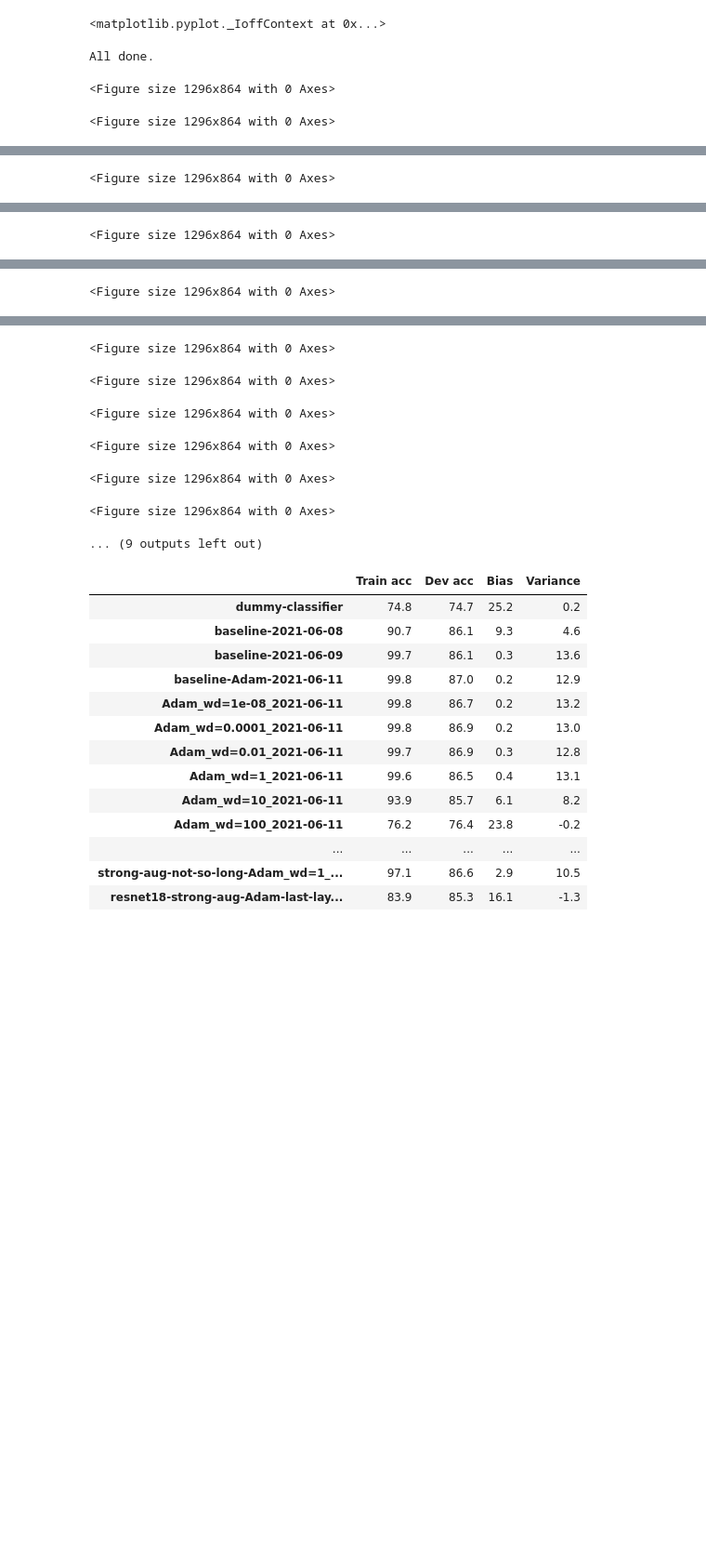
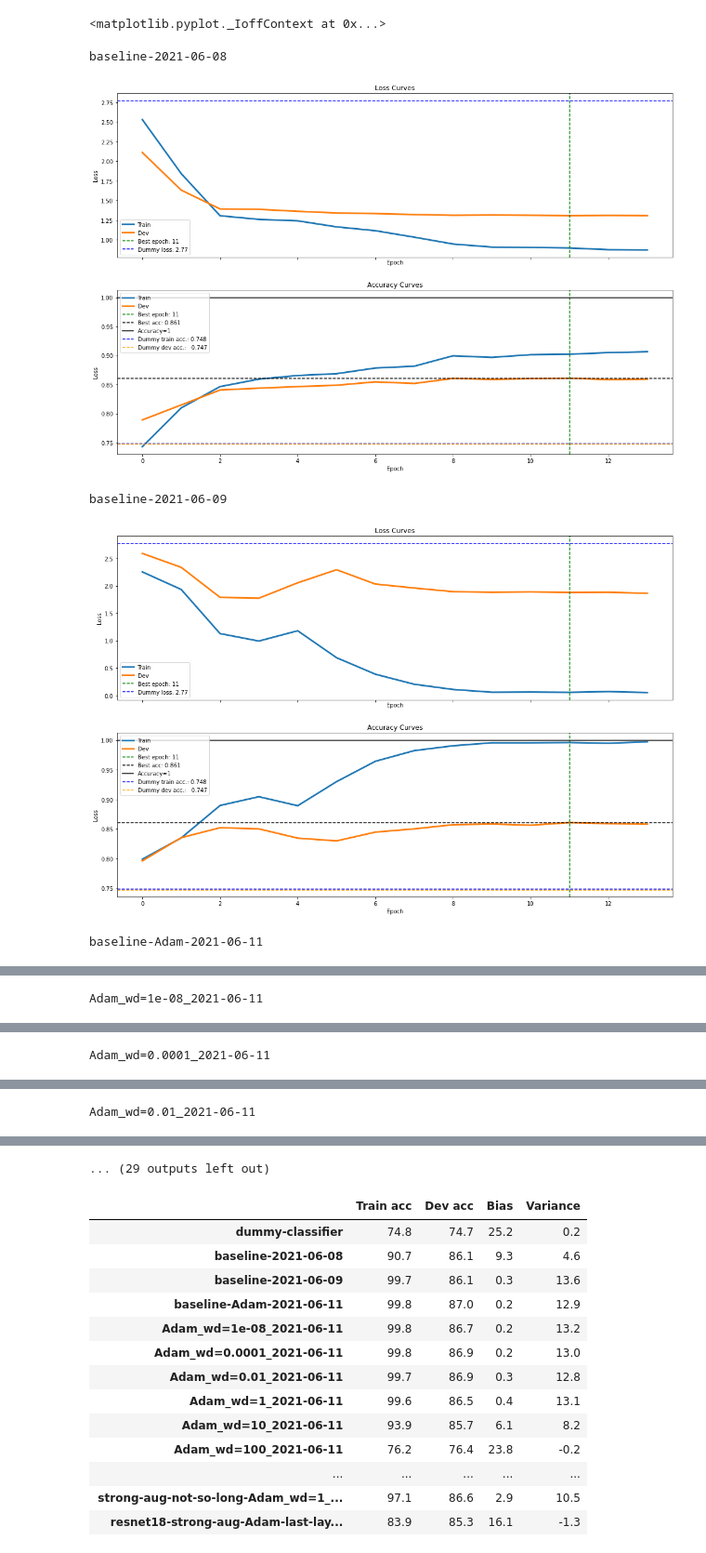
Before and after one commit to GeorgeBatch/cocoapi, a Jupyter notebook: notebooks/5-plot-and-save-learning-curves.ipynb, the cells around one changed output, grey strips where cells are left out. Shown at 93% size. Cells and saved outputs as stored; diff of their text form; code cells hidden in the pictures; blank space fills up the shorter version.

Commit message:
fix a bug in the plotting and saving, rerun everything

```diff
--- a/notebooks/5-plot-and-save-learning-curves.ipynb
+++ b/notebooks/5-plot-and-save-learning-curves.ipynb
@@ -225,6 +225,7 @@ summary['dummy-classifier']['Variance'] = dummy['train_average_accuracy'] - dumm
 
 # results for all the models
 for model_name in ALL_MODEL_NAMES:
+    print(model_name)
 
     # initialise the dict to save it all into
     summary[model_name] = {}
@@ -251,35 +252,37 @@ for model_name in ALL_MODEL_NAMES:
     ax2.plot(np.arange(len(history['train_average_accuracies'])), history['train_average_accuracies'], label=f'Train', linewidth=3)
     ax2.plot(np.arange(len(history['dev_average_accuracies'])), history['dev_average_accuracies'], label=f'Dev', linewidth=3)
     ax2.axvline(x=history['best_epoch'], label=f"Best epoch: {history['best_epoch']}", color='green', ls='--')
     ax2.axhline(y=history['best_acc'], label=f"Best acc: {history['best_acc']:.3}", color='black', ls='--')
     ax2.axhline(y=1, label=f"Accuracy=1", color='black', ls='-')
     ax2.axhline(y=dummy['train_average_accuracy'], label=f"Dummy train acc.: {dummy['train_average_accuracy']:.3}", color='blue', ls='--')
     ax2.axhline(y=dummy['dev_average_accuracy'], label=f"Dummy dev acc.:   {dummy['dev_average_accuracy']:.3}", color='orange', ls='--')
     ax2.set_xlabel('Epoch')
     ax2.set_ylabel('Loss')
     ax2.set_title(f"Accuracy Curves")
 
     ax2.legend(loc='best')
 
-    plt.savefig(f'../learning_curves/{MODEL_NAME}.png', dpi=300, bbox_inches='tight')
-    plt.clf() # clears the figures
+    plt.savefig(f'../learning_curves/{model_name}.png', dpi=300, bbox_inches='tight')
+    plt.show()
 
     # sanity check
     assert np.max(history['dev_average_accuracies']) == history['best_acc']
     assert np.argmax(history['dev_average_accuracies']) == history['best_epoch']
 
     # calculate bias and variance
     bias = 1 - np.max(history['train_average_accuracies'])
     variance = np.max(history['train_average_accuracies']) - history['dev_average_accuracies'][history['best_epoch']]
 
     # record the results
     summary[model_name]['Train acc'] = np.max(history['train_average_accuracies'])
     summary[model_name]['Dev acc'] = history['best_acc']
     summary[model_name]['Bias'] = bias
     summary[model_name]['Variance'] = variance
 
 print("All done.")
 # %% [output]
-All done.
+baseline-2021-06-08
+[figure, added]
-<Figure size 1296x864 with 0 Axes>
+baseline-2021-06-09
+[figure, added]
-<Figure size 1296x864 with 0 Axes>
+baseline-Adam-2021-06-11
@@ -286 +290 @@ All done.
-<Figure size 1296x864 with 0 Axes>
+Adam_wd=1e-08_2021-06-11
@@ -287 +292 @@ All done.
-<Figure size 1296x864 with 0 Axes>
+Adam_wd=0.0001_2021-06-11
@@ -288 +294 @@ All done.
-<Figure size 1296x864 with 0 Axes>
+Adam_wd=0.01_2021-06-11
@@ -289,10 +296,4 @@ All done.
-<Figure size 1296x864 with 0 Axes>
+... (29 outputs left out)
-<Figure size 1296x864 with 0 Axes>
-<Figure size 1296x864 with 0 Axes>
-<Figure size 1296x864 with 0 Axes>
-<Figure size 1296x864 with 0 Axes>
-<Figure size 1296x864 with 0 Axes>
-... (9 outputs left out)
 # %%
 summary_df = pd.DataFrame(summary).T.round(3) * 100
 display(summary_df)
```
Also changed, not shown: parts of 4 cells of this notebook, 7 other files.
